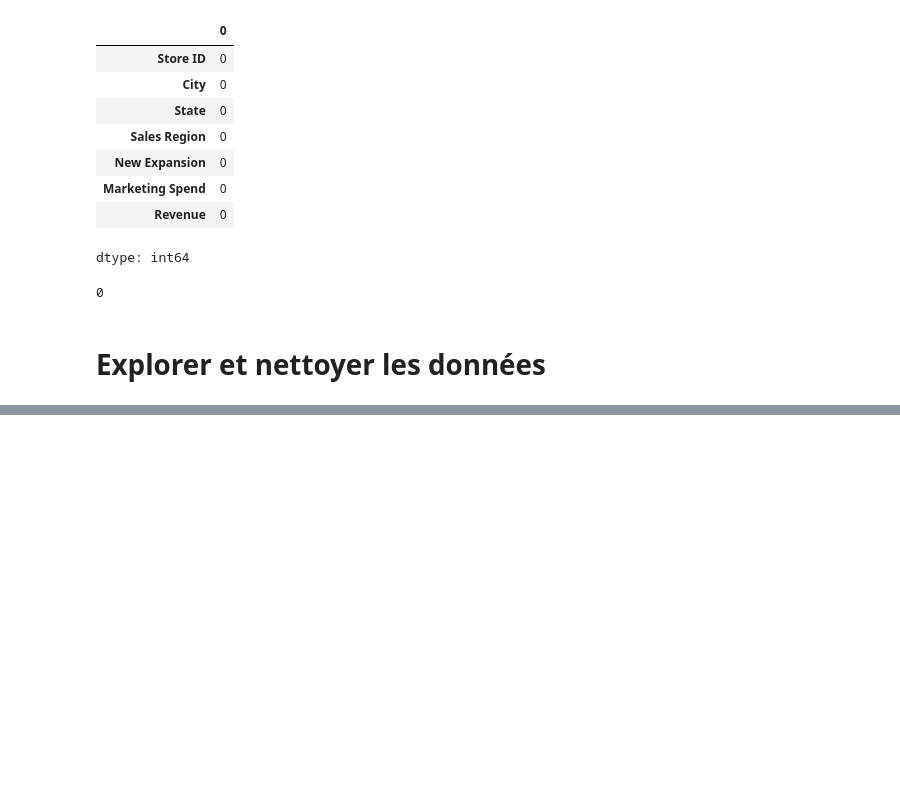
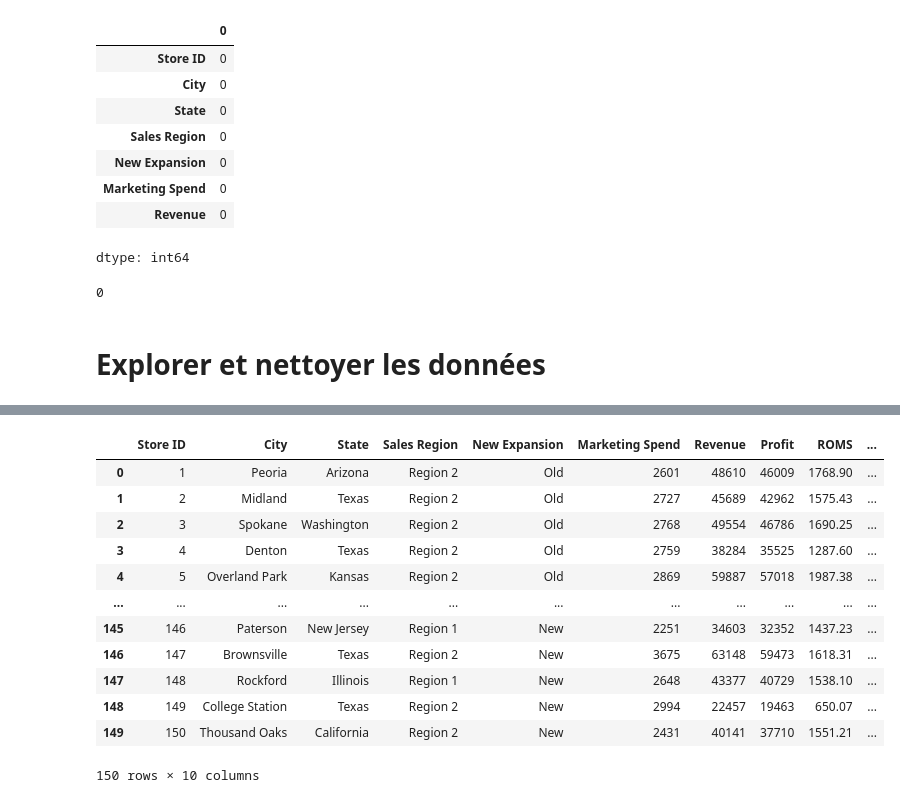
Before and after one commit to yacine-yefsah/startupsdata, a Jupyter notebook: startups.ipynb, the cells around one changed output, grey strips where cells are left out. Cells and saved outputs as stored; diff of their text form; code cells hidden in the pictures; blank space fills up the shorter version.

```diff
--- a/startups.ipynb
+++ b/startups.ipynb
@@ -219,0 +253,3 @@ startups.sort_values(by='Revenue', ascending=False)
+# %%
+startups['Profit'] = startups['Revenue'] - startups['Marketing Spend']
+startups
@@ -219,0 +272,20 @@ startups.sort_values(by='Revenue', ascending=False)
+# %%
+startups['ROMS'] = round((startups['Profit'] / startups['Marketing Spend']) * 100, 2)
+# %%
+startups['ROMS%'] = startups['ROMS'] / 100
+# %%
+startups
+# %% [output]
+|  | Store ID | City | State | Sales Region | New Expansion | Marketing Spend | Revenue | Profit | ROMS | ... |
+| 0 | 1 | Peoria | Arizona | Region 2 | Old | 2601 | 48610 | 46009 | 1768.90 | ... |
+| 1 | 2 | Midland | Texas | Region 2 | Old | 2727 | 45689 | 42962 | 1575.43 | ... |
+| 2 | 3 | Spokane | Washington | Region 2 | Old | 2768 | 49554 | 46786 | 1690.25 | ... |
+| 3 | 4 | Denton | Texas | Region 2 | Old | 2759 | 38284 | 35525 | 1287.60 | ... |
+| 4 | 5 | Overland Park | Kansas | Region 2 | Old | 2869 | 59887 | 57018 | 1987.38 | ... |
+| ... | ... | ... | ... | ... | ... | ... | ... | ... | ... | ... |
+| 145 | 146 | Paterson | New Jersey | Region 1 | New | 2251 | 34603 | 32352 | 1437.23 | ... |
+| 146 | 147 | Brownsville | Texas | Region 2 | New | 3675 | 63148 | 59473 | 1618.31 | ... |
+| 147 | 148 | Rockford | Illinois | Region 1 | New | 2648 | 43377 | 40729 | 1538.10 | ... |
+| 148 | 149 | College Station | Texas | Region 2 | New | 2994 | 22457 | 19463 | 650.07 | ... |
+| 149 | 150 | Thousand Oaks | California | Region 2 | New | 2431 | 40141 | 37710 | 1551.21 | ... |
+150 rows × 10 columns
```
Also changed, not shown: parts of 16 cells of this notebook.
